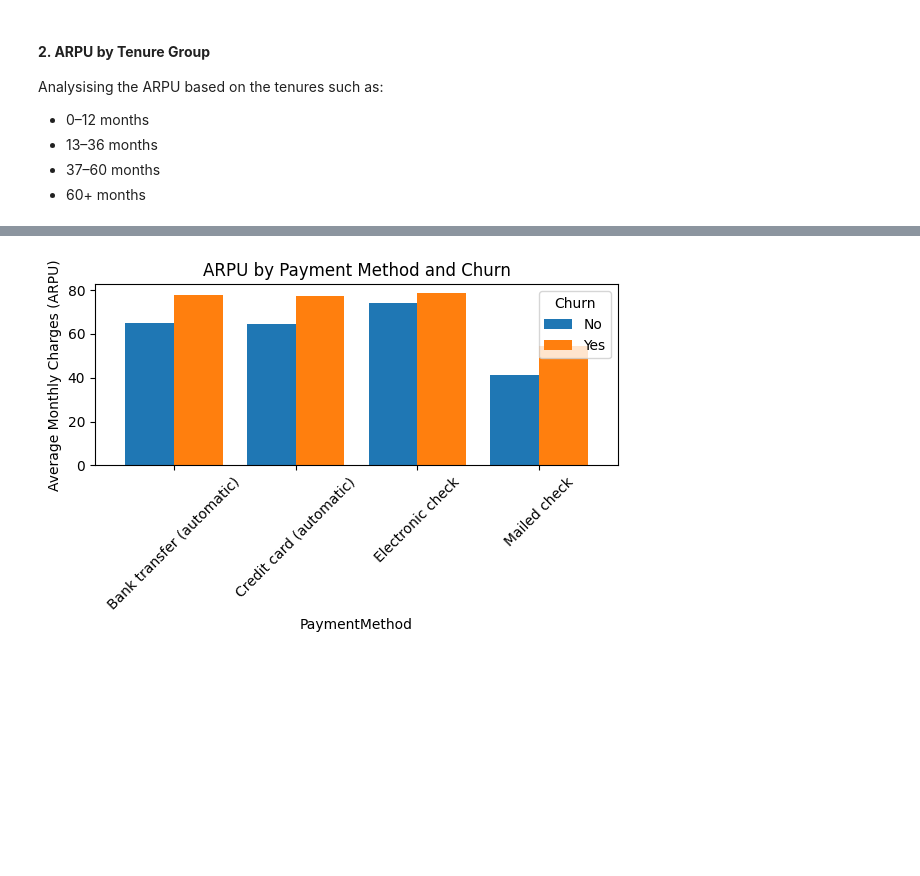
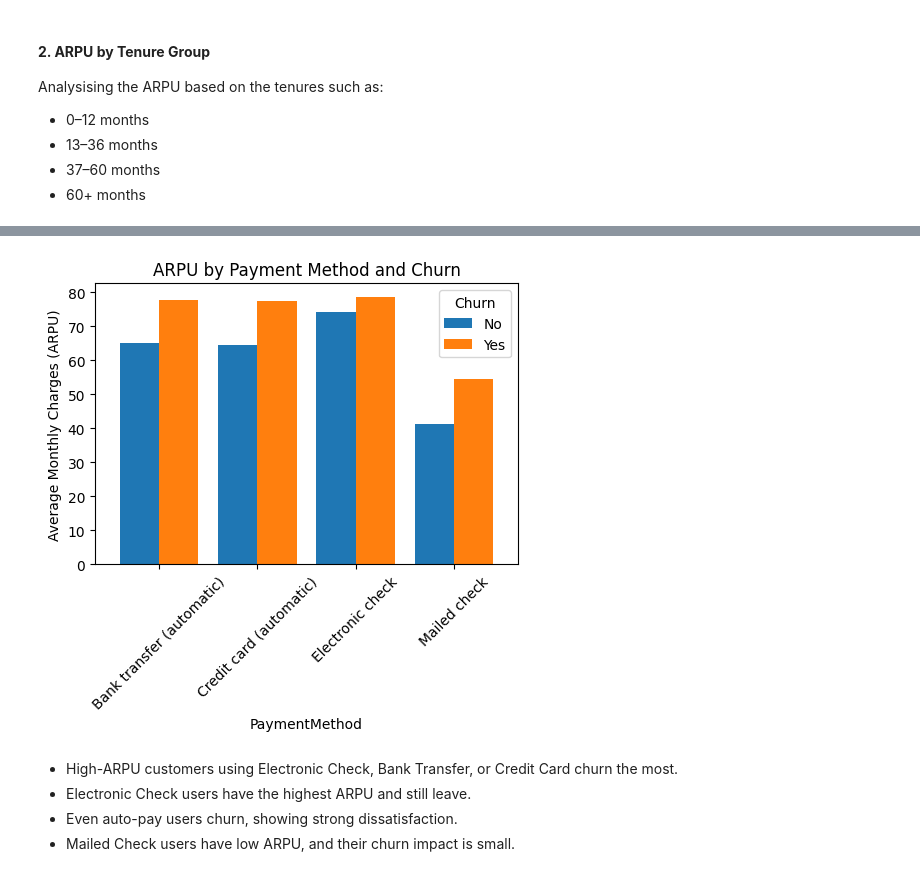
Before and after one commit to rixwan-khan/churn-prediction, a Jupyter notebook: notebooks/02_ARPU_Analysis.ipynb, the cells around one changed output, grey strips where cells are left out. Cells and saved outputs as stored; diff of their text form; code cells hidden in the pictures; blank space fills up the shorter version.

```diff
--- a/notebooks/02_ARPU_Analysis.ipynb
+++ b/notebooks/02_ARPU_Analysis.ipynb
@@ -114,18 +115,23 @@ plt.show()
 # %%
 # Group by Payment Method and Churn
 arpu_by_payment_churn = df.groupby(['PaymentMethod', 'Churn'])['MonthlyCharges'].mean().unstack()
 
 # Plot grouped bar chart
 arpu_by_payment_churn.plot(
     kind='bar',
-    figsize=(6,4),
+    figsize=(5,5),
     width=0.8  # adjust bar width if needed
 )
 plt.ylabel("Average Monthly Charges (ARPU)")
 plt.title("ARPU by Payment Method and Churn")
 plt.xticks(rotation=45)
 plt.legend(title='Churn')
 plt.tight_layout()
 plt.show()
 # %% [output]
-[figure, old version]
+[figure, new version]
+# %% [markdown]
+- High-ARPU customers using Electronic Check, Bank Transfer, or Credit Card churn the most.
+- Electronic Check users have the highest ARPU and still leave.
+- Even auto-pay users churn, showing strong dissatisfaction.
+- Mailed Check users have low ARPU, and their churn impact is small.
```
Also changed, not shown: parts of 6 cells of this notebook, 1 other file.
